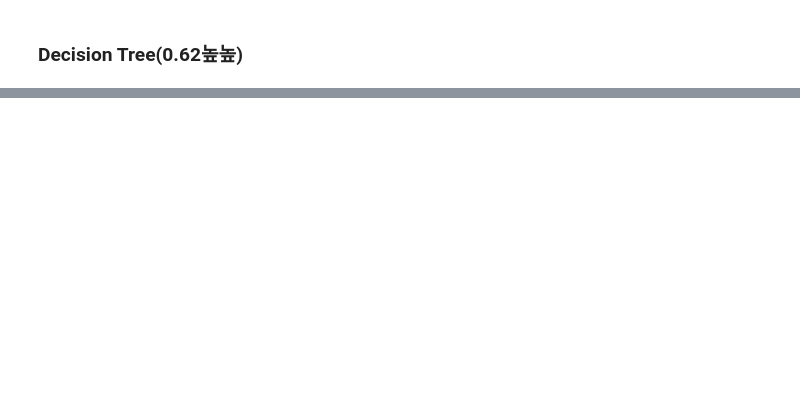
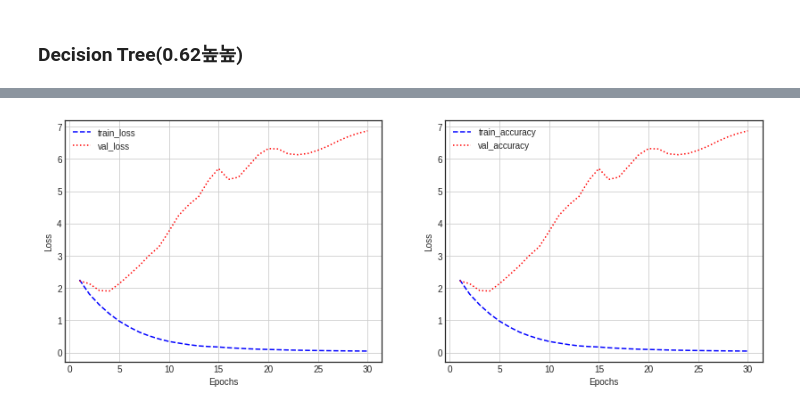
Before and after one commit to EGEG1212/TIL, a Jupyter notebook: 2_오디오분류Audio_Classification.ipynb, the cells around one changed output, grey strips where cells are left out. Drawn from its saved outputs; the diff is of its cells as text; code cells hidden in the pictures; blank space fills up the shorter version.

```diff
--- a/2_오디오분류Audio_Classification.ipynb
+++ b/2_오디오분류Audio_Classification.ipynb
@@ -324,0 +370,3 @@ print(acc)
+# %%
+model = model_build()
+model.summary()
@@ -324,0 +392,2 @@ print(acc)
+# %%
+history = model.fit(train_x, train_y, epochs=30, batch_size=128, validation_split=0.2)
@@ -324,0 +412,33 @@ print(acc)
+# %%
+#이것은.. 오버피팅..데이터가 작아서그렇다;;.. 그래도 일단 시각화 해보자
+def plot_history(history_dict):
+  loss = history_dict['loss']
+  val_loss = history_dict['val_loss']
+
+  epochs = range(1, len(loss) + 1)
+  fig = plt.figure(figsize=(14, 5))
+
+  ax1 = fig.add_subplot(1, 2, 1)
+  ax1.plot(epochs, loss, 'b--', label='train_loss')
+  ax1.plot(epochs, val_loss, 'r:', label='val_loss')
+  ax1.set_xlabel('Epochs')
+  ax1.set_ylabel('Loss')
+  ax1.grid()
+  ax1.legend()
+
+  acc = history_dict['acc']
+  val_acc = history_dict['val_acc']
+
+  ax2 = fig.add_subplot(1, 2, 2)
+  ax2.plot(epochs, loss, 'b--', label='train_accuracy')
+  ax2.plot(epochs, val_loss, 'r:', label='val_accuracy')
+  ax2.set_xlabel('Epochs')
+  ax2.set_ylabel('Loss')
+  ax2.grid()
+  ax2.legend()
+
+  plt.show()
+# %%
+plot_history(history.history)
+# %% [output]
+[figure, added]
```
Also changed, not shown: parts of 60 cells of this notebook.
